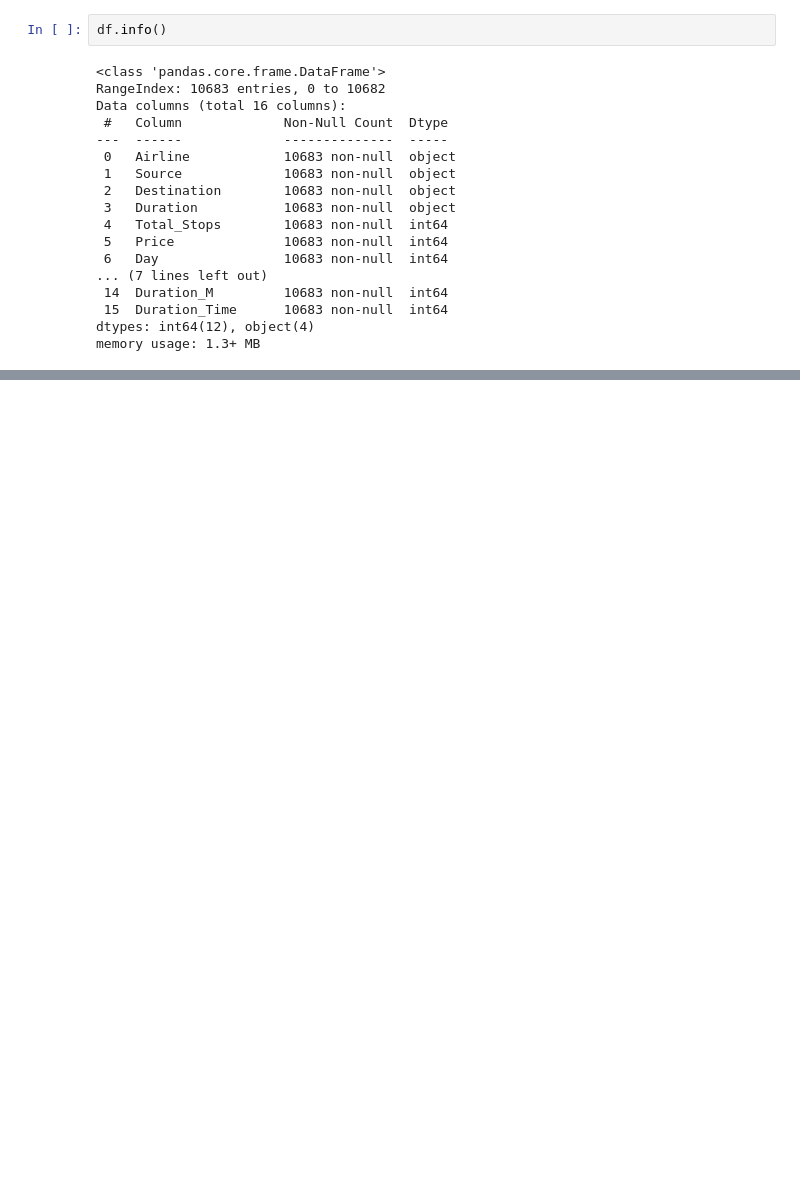
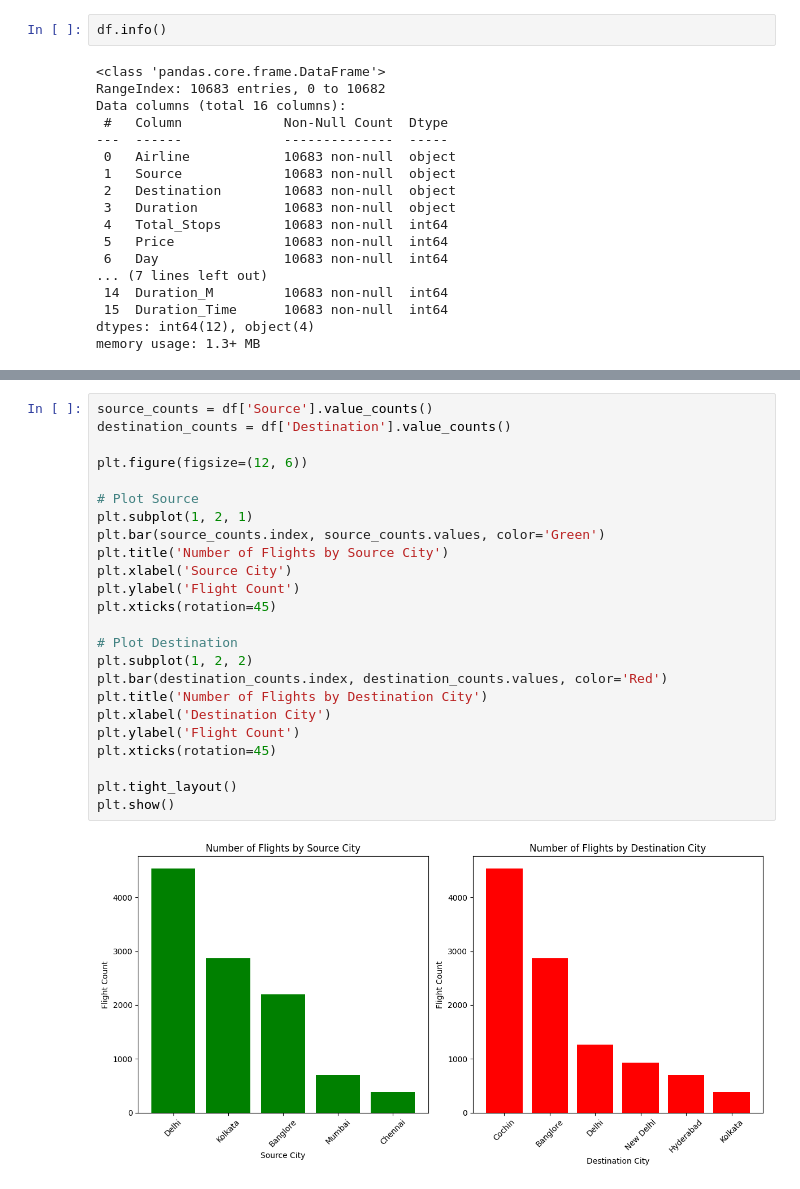
Before and after one commit to NAMPALLYMANIKANTH/Fight-Data, a Jupyter notebook: EDA_FLIGHT_PRICE.ipynb, the cells around one changed output, grey strips where cells are left out. Cells and saved outputs as stored; diff of their text form; blank space fills up the shorter version.

```diff
--- a/EDA_FLIGHT_PRICE.ipynb
+++ b/EDA_FLIGHT_PRICE.ipynb
@@ -624,0 +674,26 @@ NameError: name 'columns' is not defined
+# %%
+source_counts = df['Source'].value_counts()
+destination_counts = df['Destination'].value_counts()
+
+plt.figure(figsize=(12, 6))
+
+# Plot Source
+plt.subplot(1, 2, 1)
+plt.bar(source_counts.index, source_counts.values, color='Green')
+plt.title('Number of Flights by Source City')
+plt.xlabel('Source City')
+plt.ylabel('Flight Count')
+plt.xticks(rotation=45)
+
+# Plot Destination
+plt.subplot(1, 2, 2)
+plt.bar(destination_counts.index, destination_counts.values, color='Red')
+plt.title('Number of Flights by Destination City')
+plt.xlabel('Destination City')
+plt.ylabel('Flight Count')
+plt.xticks(rotation=45)
+
+plt.tight_layout()
+plt.show()
+# %% [output]
+[figure, added]
```
Also changed, not shown: parts of 16 cells of this notebook.
